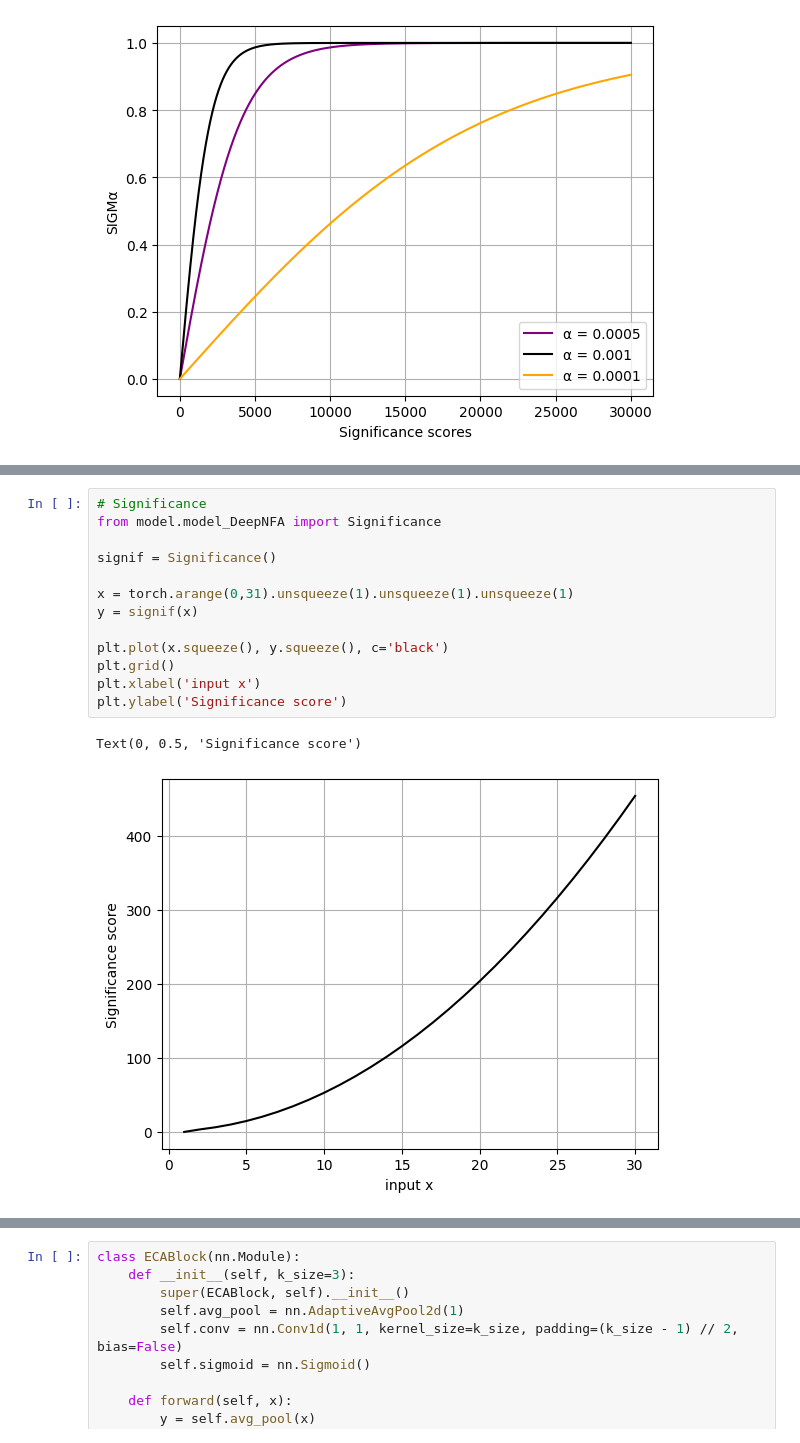
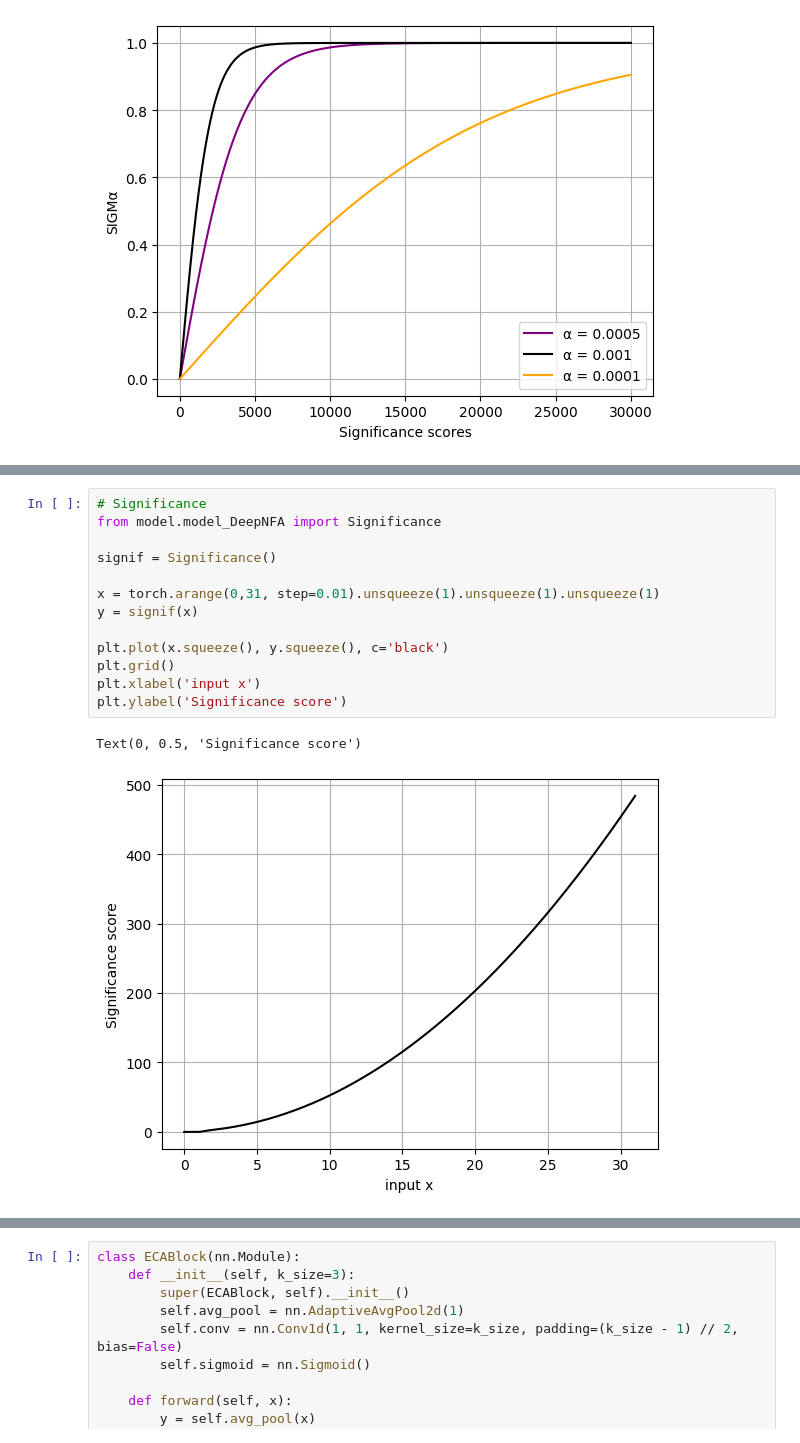
Before and after one commit to cvincent13/Deep-NFA, a Jupyter notebook: verification.ipynb, the cells around one changed output, grey strips where cells are left out. Saved outputs shown, nothing was run; the diff lists cells and outputs as text.

```diff
--- a/verification.ipynb
+++ b/verification.ipynb
@@ -43,19 +74,19 @@ Text(0, 0.5, 'SIGMα')
 # %%
 # Significance
 from model.model_DeepNFA import Significance
 
 signif = Significance()
 
-x = torch.arange(0,31).unsqueeze(1).unsqueeze(1).unsqueeze(1)
+x = torch.arange(0,31, step=0.01).unsqueeze(1).unsqueeze(1).unsqueeze(1)
 y = signif(x)
 
 plt.plot(x.squeeze(), y.squeeze(), c='black')
 plt.grid()
 plt.xlabel('input x')
 plt.ylabel('Significance score')
 # %% [output]
 Text(0, 0.5, 'Significance score')
-[figure, old version]
+[figure, new version]
 # %%
 x = torch.randn((1, 8, 256, 256))
 
```
Also changed, not shown: parts of 23 cells of this notebook, 8 other files.
